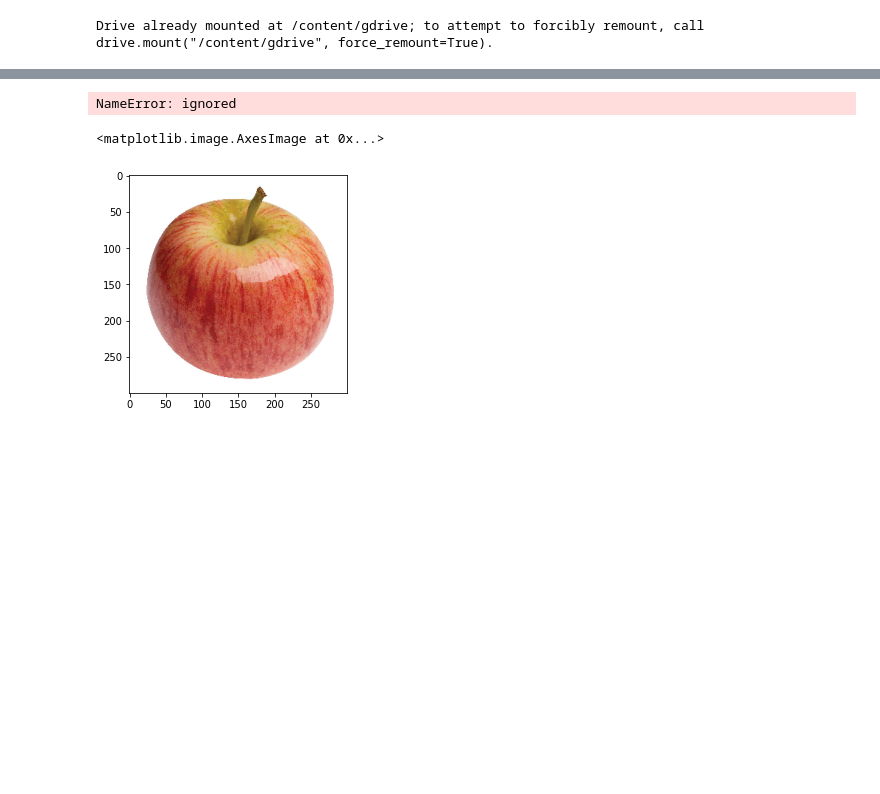
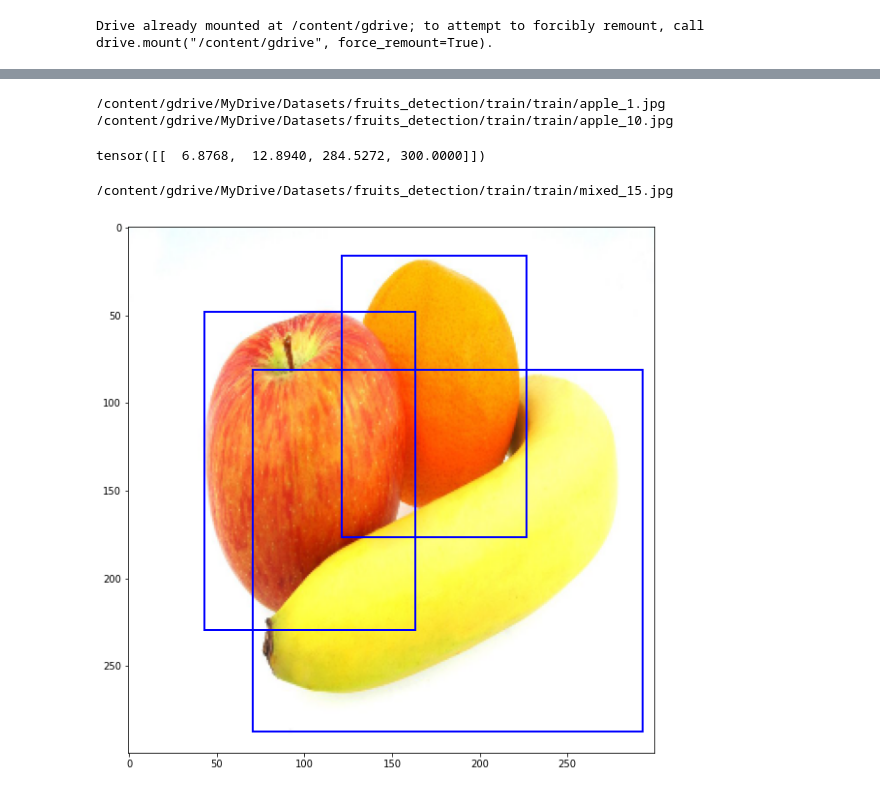
Before and after one commit to pear2jam/notebooks, a Jupyter notebook: fruits_detection.ipynb, the cells around one changed output, grey strips where cells are left out. Saved outputs shown, nothing was run; the diff lists cells and outputs as text; code cells hidden in the pictures; blank space fills up the shorter version.

```diff
--- a/fruits_detection.ipynb
+++ b/fruits_detection.ipynb
@@ -75,12 +96,0 @@ root[4][1].tag
-# %%
-transforms = tt.Compose([
-      tt.ToTensor(),
-      tt.Resize((300, 300))
-])
-# %% [output]
-NameError: ignored
-# %%
-plt.imshow(transforms(img).permute(1, 2, 0))
-# %% [output]
-<matplotlib.image.AxesImage at 0x...>
-[figure, removed]
@@ -86,0 +100,6 @@ plt.imshow(transforms(img).permute(1, 2, 0))
+# %%
+next(iter(loader))[1]['boxes'][0]
+# %% [output]
+/content/gdrive/MyDrive/Datasets/fruits_detection/train/train/apple_1.jpg
+/content/gdrive/MyDrive/Datasets/fruits_detection/train/train/apple_10.jpg
+tensor([[  6.8768,  12.8940, 284.5272, 300.0000]])
@@ -86,0 +108,18 @@ plt.imshow(transforms(img).permute(1, 2, 0))
+# %%
+from IPython.core.pylabtools import figsize
+i = 154
+data = FruitsDataset()[i]
+img = data[0]
+boxes = data[1]['boxes']
+labels = data[1]['labels'][:-1]
+
+fig, ax = plt.subplots(1, 1, figsize=(14, 10))
+
+for i in range(len(labels)):
+  w, h = boxes[i][2] - boxes[i][0], boxes[i][3] - boxes[i][1]
+  rect = patches.Rectangle((boxes[i][0], boxes[i][1]), w, h, linewidth=2, facecolor='none', edgecolor='b')
+  ax.add_patch(rect)
+  ax.imshow(img.permute(1, 2, 0))
+# %% [output]
+/content/gdrive/MyDrive/Datasets/fruits_detection/train/train/mixed_15.jpg
+[figure, added]
```
Also changed, not shown: parts of 6 cells of this notebook.
